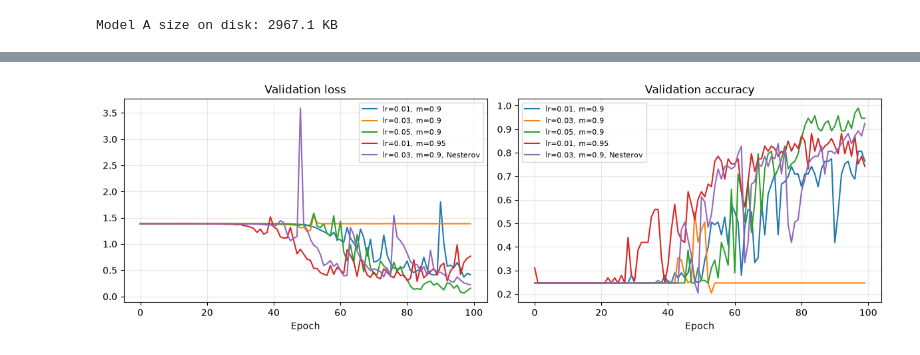
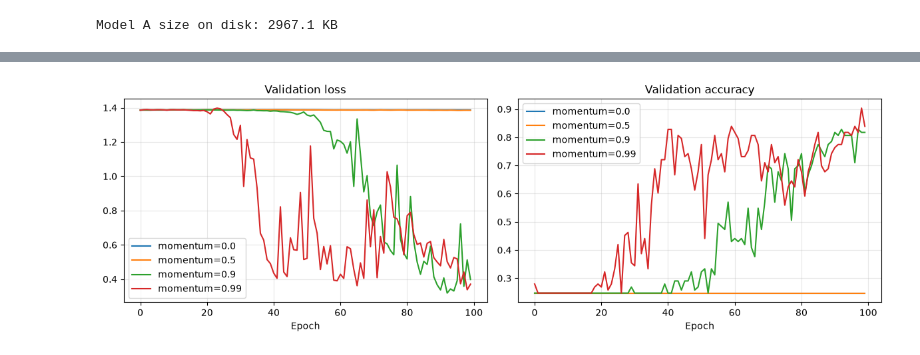
Before and after one commit to SandulRanmuthu/RocogniX_Classification_Assignment, a Jupyter notebook: modelA.ipynb, the cells around one changed output, grey strips where cells are left out. Saved outputs shown, nothing was run; the diff lists cells and outputs as text; code cells hidden in the pictures.

```diff
--- a/modelA.ipynb
+++ b/modelA.ipynb
@@ -398,15 +398,45 @@ SGD + momentum 0.9 (lr=1e-2)            0.989                82     0.926    0.5
 # %%
 momentum_runs = {}
+
 for m in [0.0, 0.5, 0.9, 0.99]:
-    _, h, _ = train(SGD(learning_rate=5e-2, momentum=m), epochs=EPOCHS)
+    _, h, _ = train(
+        SGD(learning_rate=5e-2, momentum=m),
+        epochs=EPOCHS
+    )
     momentum_runs[m] = h.history
 
+    val_acc = h.history["val_accuracy"]
+    best_acc = max(val_acc)
+
+    # First epoch where validation accuracy reaches 90%
+    epoch_90 = next(
+        (epoch + 1 for epoch, acc in enumerate(val_acc) if acc >= 0.90),
+        None
+    )
+
+    epoch_str = epoch_90 if epoch_90 is not None else "never"
+
+    print(
+        f"lr=1e-2, m={m:<5} "
+        f"best val acc {best_acc:.3f}   "
+        f"epoch to 90%: {epoch_str}"
+    )
+
+# Plot results
 fig, (ax1, ax2) = plt.subplots(1, 2, figsize=(12, 4))
+
 for m, h in momentum_runs.items():
     ax1.plot(h["val_loss"], label=f"momentum={m}")
     ax2.plot(h["val_accuracy"], label=f"momentum={m}")
-ax1.set_title("Validation loss"); ax2.set_title("Validation accuracy")
+
+ax1.set_title("Validation loss")
+ax2.set_title("Validation accuracy")
+
 for ax in (ax1, ax2):
-    ax.set_xlabel("Epoch"); ax.grid(alpha=0.3); ax.legend()
-plt.tight_layout(); plt.show()
+    ax.set_xlabel("Epoch")
+    ax.grid(alpha=0.3)
+    ax.legend()
+
+plt.tight_layout()
+plt.show()
 # %% [output]
@@ -418 +447 @@ lr=0.03, m=0.9, Nesterov     best val acc 0.925   epoch to 90%: 100
-[figure, old version]
+[figure, new version]
```
Also changed, not shown: parts of 8 cells of this notebook.
